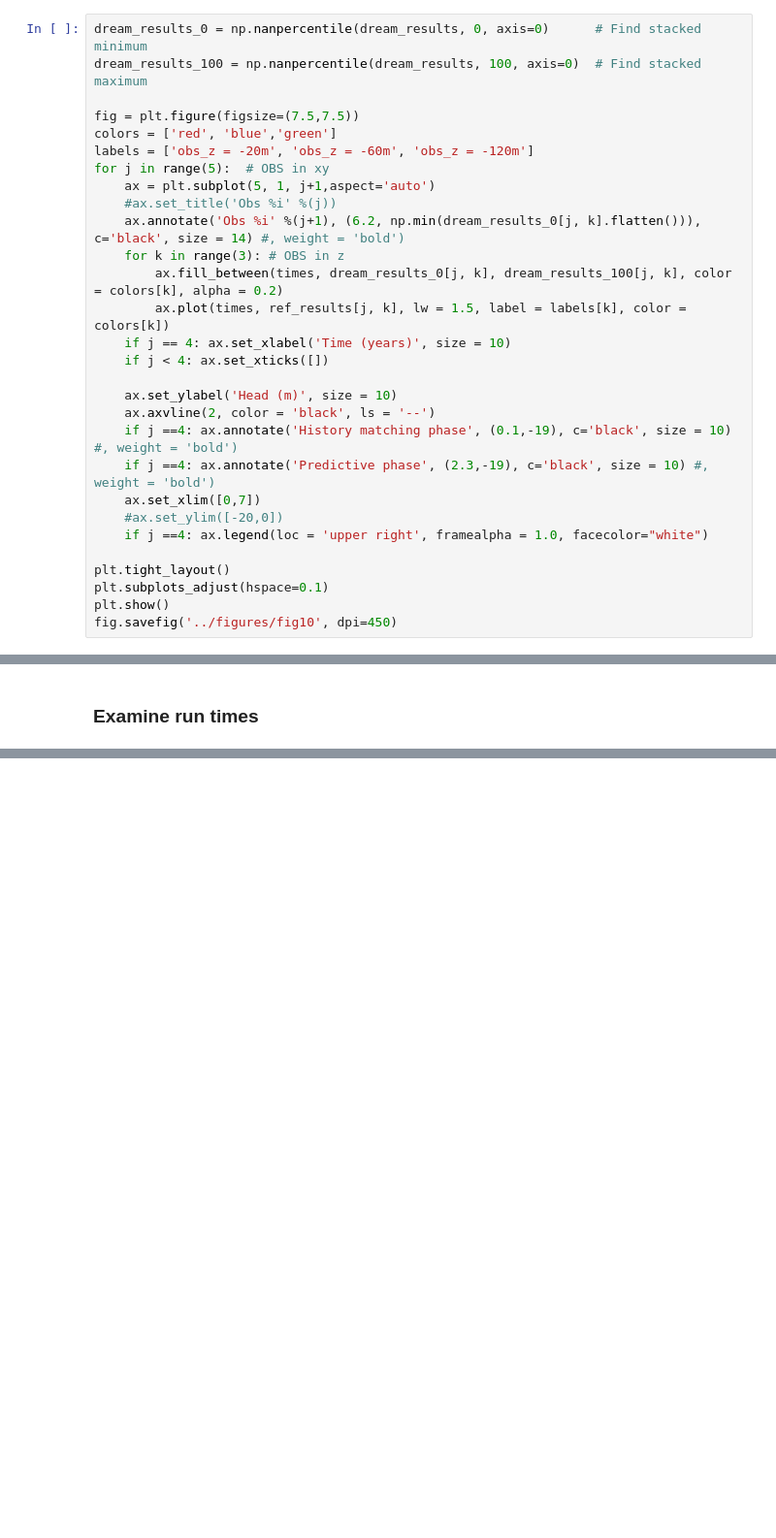
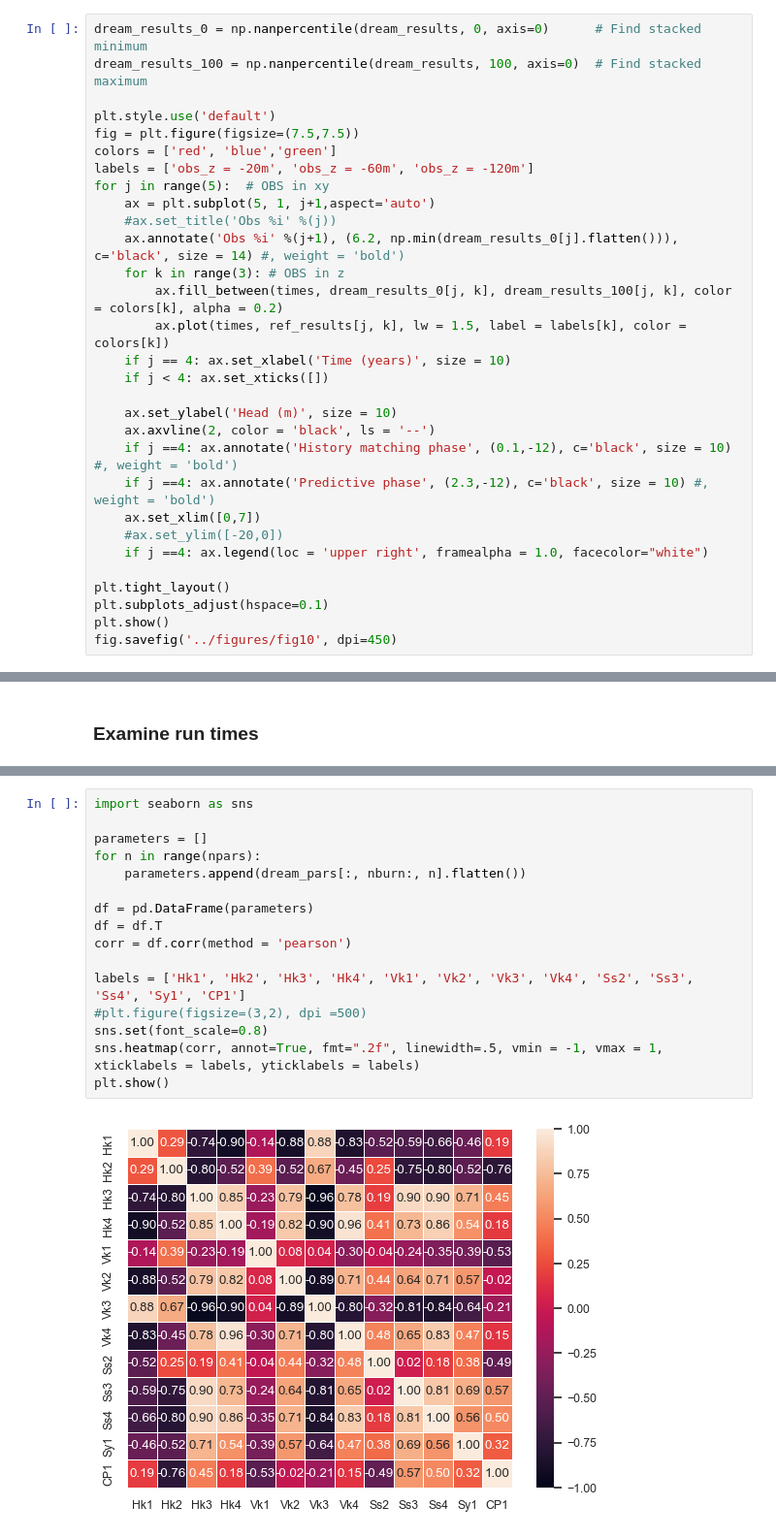
Before and after one commit to kerrybardot/loop_to_flopy, a Jupyter notebook: scripts_for_paper/inverse_MCMC_processing.ipynb, the cells around one changed output, grey strips where cells are left out. Shown: that part at 97% size. Saved outputs shown, nothing was run; the diff lists cells and outputs as text; blank space fills up the shorter version.

```diff
--- a/scripts_for_paper/inverse_MCMC_processing.ipynb
+++ b/scripts_for_paper/inverse_MCMC_processing.ipynb
@@ -368,13 +403,14 @@ CPl std  2.692010569754339
 dream_results_0 = np.nanpercentile(dream_results, 0, axis=0)      # Find stacked minimum
 dream_results_100 = np.nanpercentile(dream_results, 100, axis=0)  # Find stacked maximum
 
+plt.style.use('default')
 fig = plt.figure(figsize=(7.5,7.5))
 colors = ['red', 'blue','green']
 labels = ['obs_z = -20m', 'obs_z = -60m', 'obs_z = -120m']
 for j in range(5):  # OBS in xy
     ax = plt.subplot(5, 1, j+1,aspect='auto')
     #ax.set_title('Obs %i' %(j))
-    ax.annotate('Obs %i' %(j+1), (6.2, np.min(dream_results_0[j, k].flatten())), c='black', size = 14) #, weight = 'bold')
+    ax.annotate('Obs %i' %(j+1), (6.2, np.min(dream_results_0[j].flatten())), c='black', size = 14) #, weight = 'bold')
     for k in range(3): # OBS in z
         ax.fill_between(times, dream_results_0[j, k], dream_results_100[j, k], color = colors[k], alpha = 0.2)
         ax.plot(times, ref_results[j, k], lw = 1.5, label = labels[k], color = colors[k])
@@ -383,8 +419,8 @@ for j in range(5):  # OBS in xy
 
     ax.set_ylabel('Head (m)', size = 10)
     ax.axvline(2, color = 'black', ls = '--')
-    if j ==4: ax.annotate('History matching phase', (0.1,-19), c='black', size = 10) #, weight = 'bold')
-    if j ==4: ax.annotate('Predictive phase', (2.3,-19), c='black', size = 10) #, weight = 'bold')
+    if j ==4: ax.annotate('History matching phase', (0.1,-12), c='black', size = 10) #, weight = 'bold')
+    if j ==4: ax.annotate('Predictive phase', (2.3,-12), c='black', size = 10) #, weight = 'bold')
     ax.set_xlim([0,7])
     #ax.set_ylim([-20,0])
     if j ==4: ax.legend(loc = 'upper right', framealpha = 1.0, facecolor="white")
@@ -509,0 +466,18 @@ vtkobj.write(os.path.join(workspace, "heads_output_test", "KW.vtu"))"""
+# %%
+import seaborn as sns
+
+parameters = []
+for n in range(npars):
+    parameters.append(dream_pars[:, nburn:, n].flatten())
+
+df = pd.DataFrame(parameters)
+df = df.T
+corr = df.corr(method = 'pearson')
+
+labels = ['Hk1', 'Hk2', 'Hk3', 'Hk4', 'Vk1', 'Vk2', 'Vk3', 'Vk4', 'Ss2', 'Ss3', 'Ss4', 'Sy1', 'CP1']
+#plt.figure(figsize=(3,2), dpi =500)
+sns.set(font_scale=0.8)
+sns.heatmap(corr, annot=True, fmt=".2f", linewidth=.5, vmin = -1, vmax = 1, xticklabels = labels, yticklabels = labels)
+plt.show()
+# %% [output]
+[figure, added]
```
Also changed, not shown: parts of 19 cells of this notebook, 2 other files.
